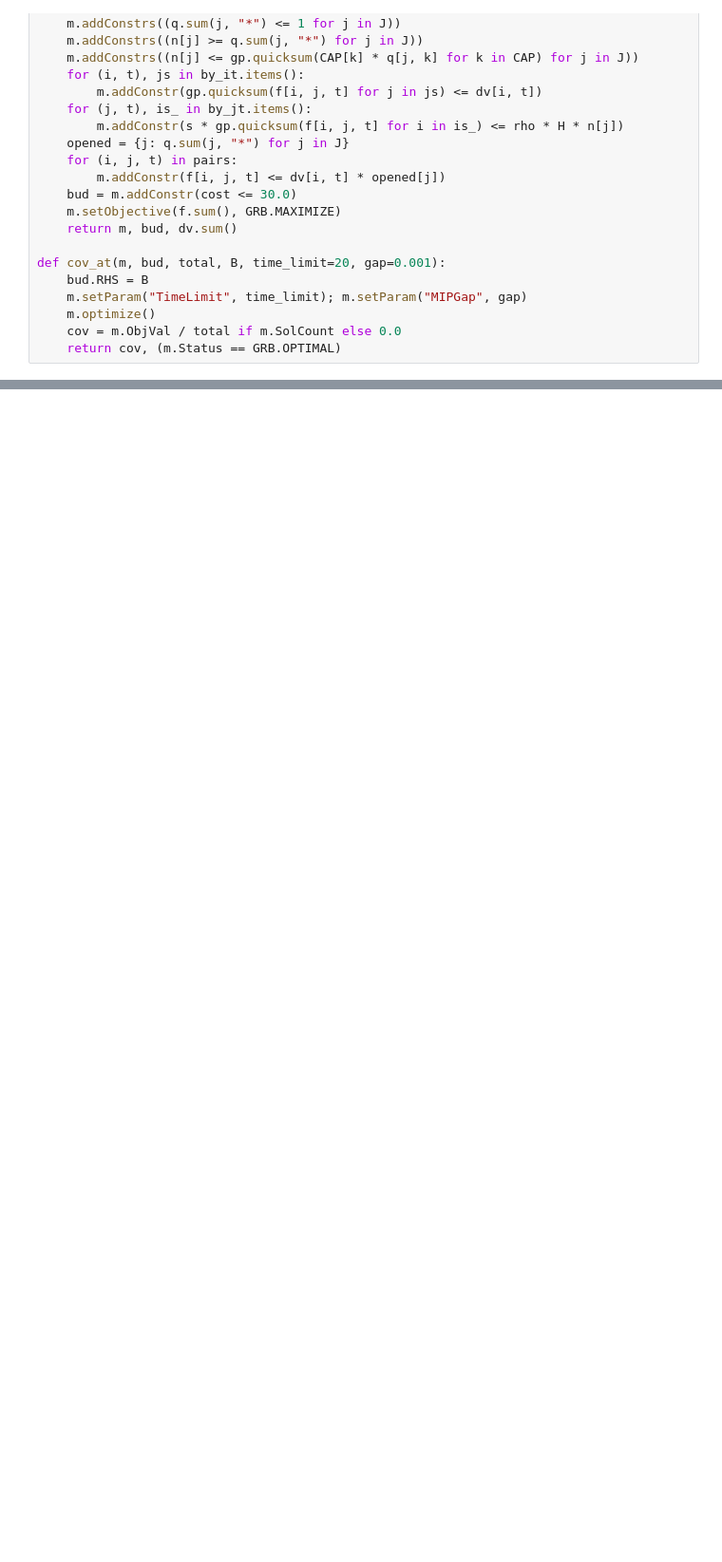
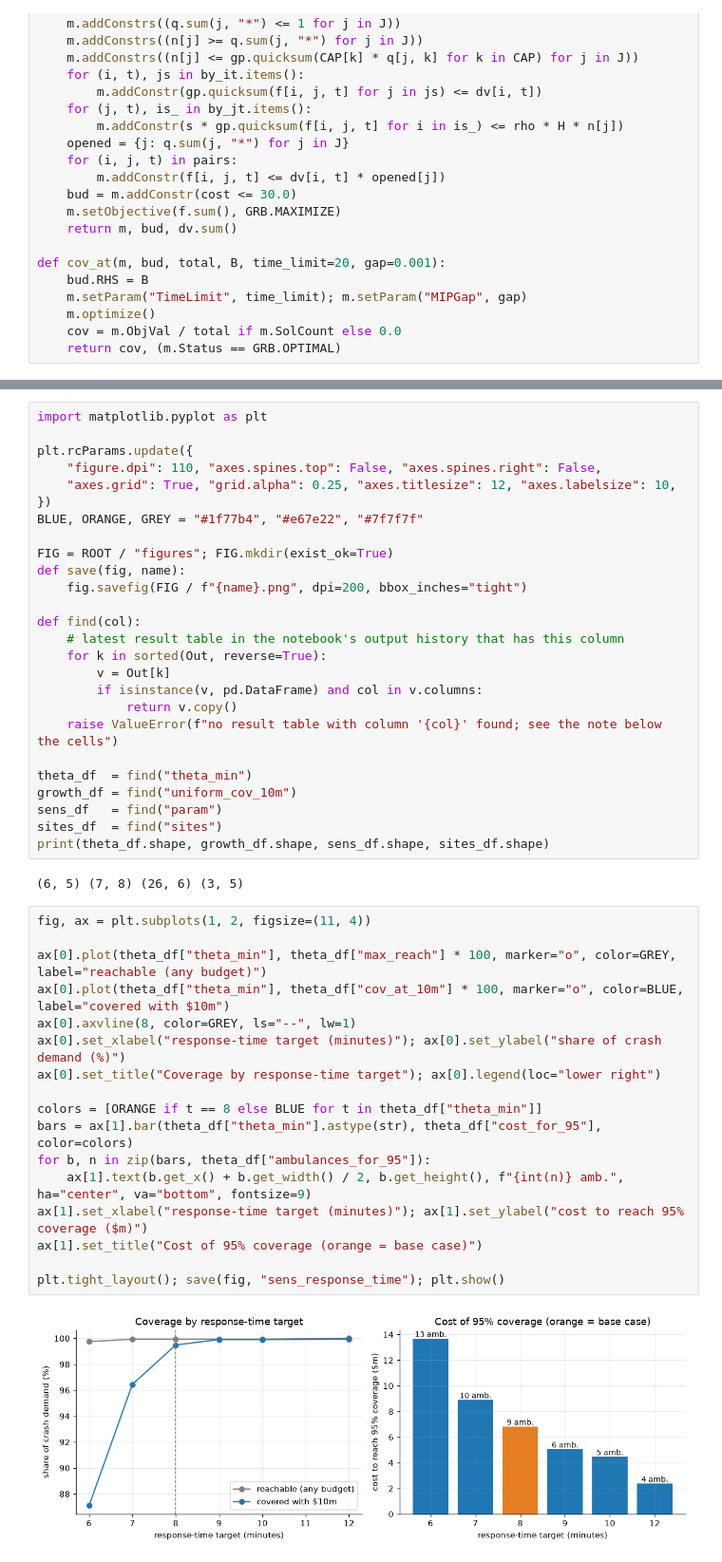
Before and after one commit to amirn7/ambulance-project-group-19-optimization, a Jupyter notebook: Notebooks/05_sensitivity_analysis.ipynb, the cells around one changed output, grey strips where cells are left out. Shown at 95% size. Drawn from its saved outputs; the diff is of its cells as text; blank space fills up the shorter version.

Commit message:
sensitivity analysis finished with explanations and figures

```diff
--- a/Notebooks/05_sensitivity_analysis.ipynb
+++ b/Notebooks/05_sensitivity_analysis.ipynb
@@ -201,0 +284,47 @@ Things to run sensitivity on:
+# %%
+import matplotlib.pyplot as plt
+
+plt.rcParams.update({
+    "figure.dpi": 110, "axes.spines.top": False, "axes.spines.right": False,
+    "axes.grid": True, "grid.alpha": 0.25, "axes.titlesize": 12, "axes.labelsize": 10,
+})
+BLUE, ORANGE, GREY = "#1f77b4", "#e67e22", "#7f7f7f"
+
+FIG = ROOT / "figures"; FIG.mkdir(exist_ok=True)
+def save(fig, name):
+    fig.savefig(FIG / f"{name}.png", dpi=200, bbox_inches="tight")
+
+def find(col):
+    # latest result table in the notebook's output history that has this column
+    for k in sorted(Out, reverse=True):
+        v = Out[k]
+        if isinstance(v, pd.DataFrame) and col in v.columns:
+            return v.copy()
+    raise ValueError(f"no result table with column '{col}' found; see the note below the cells")
+
+theta_df  = find("theta_min")
+growth_df = find("uniform_cov_10m")
+sens_df   = find("param")
+sites_df  = find("sites")
+print(theta_df.shape, growth_df.shape, sens_df.shape, sites_df.shape)
+# %% [output]
+(6, 5) (7, 8) (26, 6) (3, 5)
+# %%
+fig, ax = plt.subplots(1, 2, figsize=(11, 4))
+
+ax[0].plot(theta_df["theta_min"], theta_df["max_reach"] * 100, marker="o", color=GREY, label="reachable (any budget)")
+ax[0].plot(theta_df["theta_min"], theta_df["cov_at_10m"] * 100, marker="o", color=BLUE, label="covered with $10m")
+ax[0].axvline(8, color=GREY, ls="--", lw=1)
+ax[0].set_xlabel("response-time target (minutes)"); ax[0].set_ylabel("share of crash demand (%)")
+ax[0].set_title("Coverage by response-time target"); ax[0].legend(loc="lower right")
+
+colors = [ORANGE if t == 8 else BLUE for t in theta_df["theta_min"]]
+bars = ax[1].bar(theta_df["theta_min"].astype(str), theta_df["cost_for_95"], color=colors)
+for b, n in zip(bars, theta_df["ambulances_for_95"]):
+    ax[1].text(b.get_x() + b.get_width() / 2, b.get_height(), f"{int(n)} amb.", ha="center", va="bottom", fontsize=9)
+ax[1].set_xlabel("response-time target (minutes)"); ax[1].set_ylabel("cost to reach 95% coverage ($m)")
+ax[1].set_title("Cost of 95% coverage (orange = base case)")
+
+plt.tight_layout(); save(fig, "sens_response_time"); plt.show()
+# %% [output]
+[figure, added]
```
Also changed, not shown: parts of 17 cells of this notebook, 5 other files.
